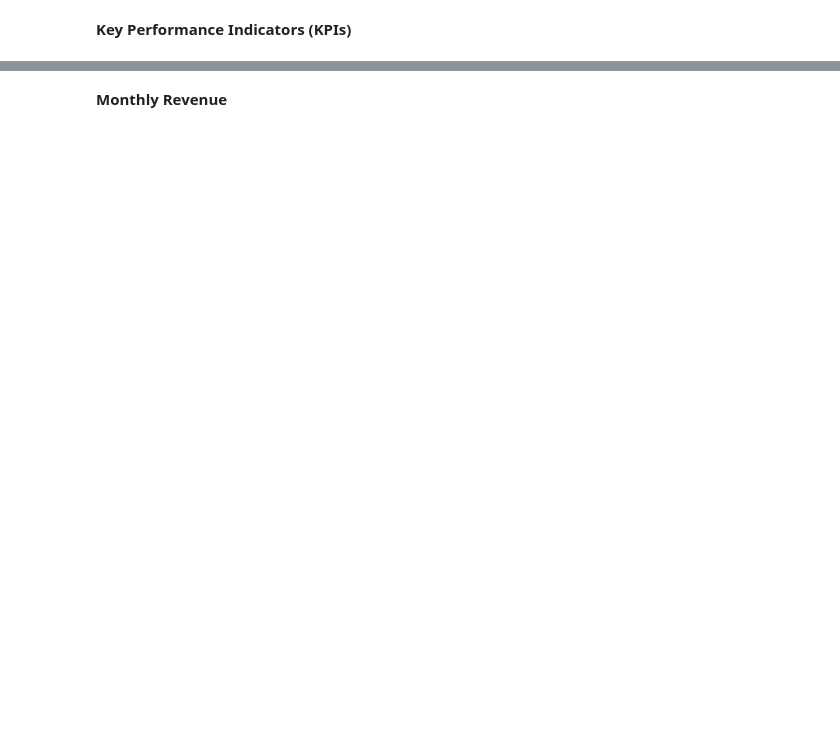
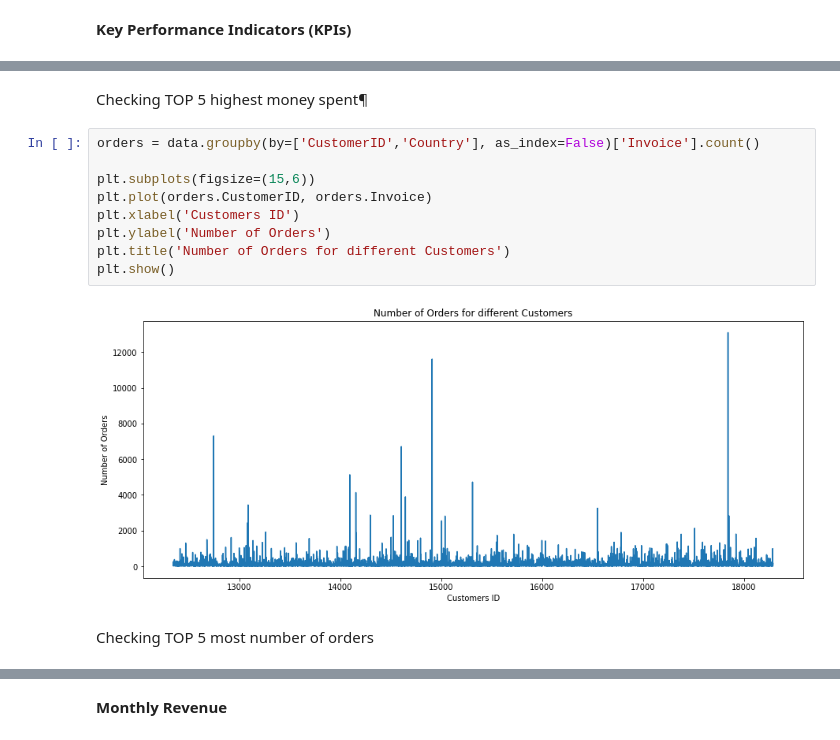
Before and after one commit to mahapara2411/devopsgit, a Jupyter notebook: CLV_KPI's.ipynb, the cells around one changed output, grey strips where cells are left out. Cells and saved outputs as stored; diff of their text form; blank space fills up the shorter version.

```diff
--- a/CLV_KPI's.ipynb
+++ b/CLV_KPI's.ipynb
@@ -137,0 +215,15 @@ fig.show(renderer="colab")
+# %% [markdown]
+Checking TOP 5 highest money spent¶
+# %%
+orders = data.groupby(by=['CustomerID','Country'], as_index=False)['Invoice'].count()
+
+plt.subplots(figsize=(15,6))
+plt.plot(orders.CustomerID, orders.Invoice)
+plt.xlabel('Customers ID')
+plt.ylabel('Number of Orders')
+plt.title('Number of Orders for different Customers')
+plt.show()
+# %% [output]
+[figure, added]
+# %% [markdown]
+Checking TOP 5 most number of orders
```
Also changed, not shown: parts of 39 cells of this notebook.
